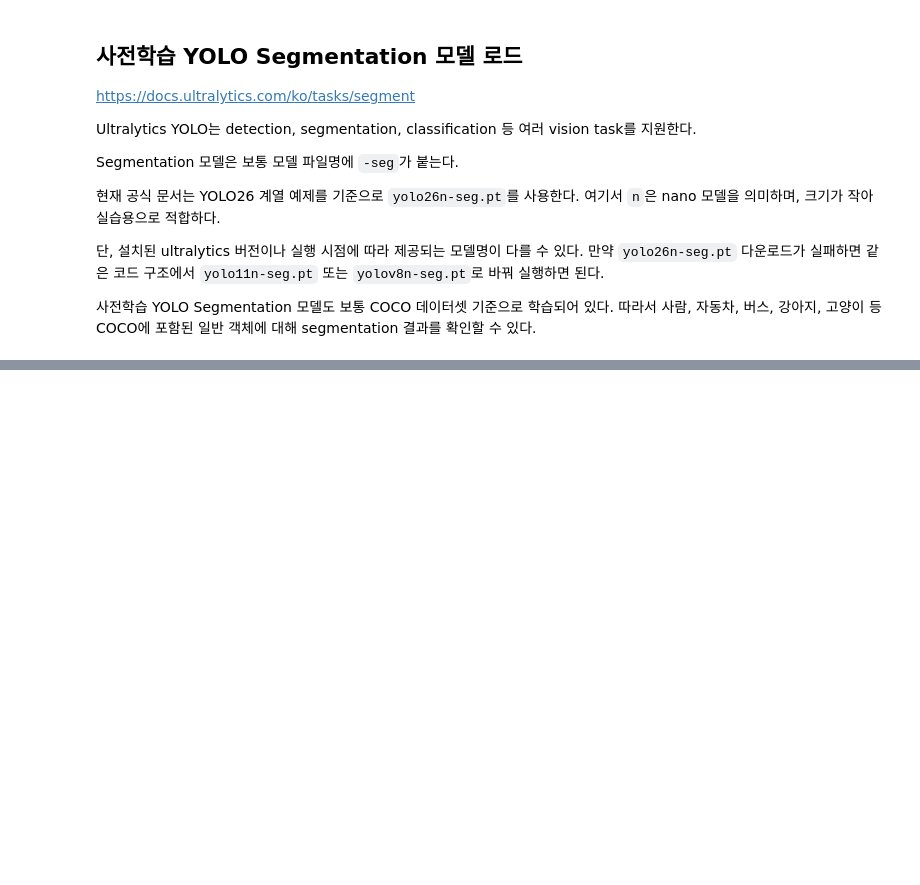
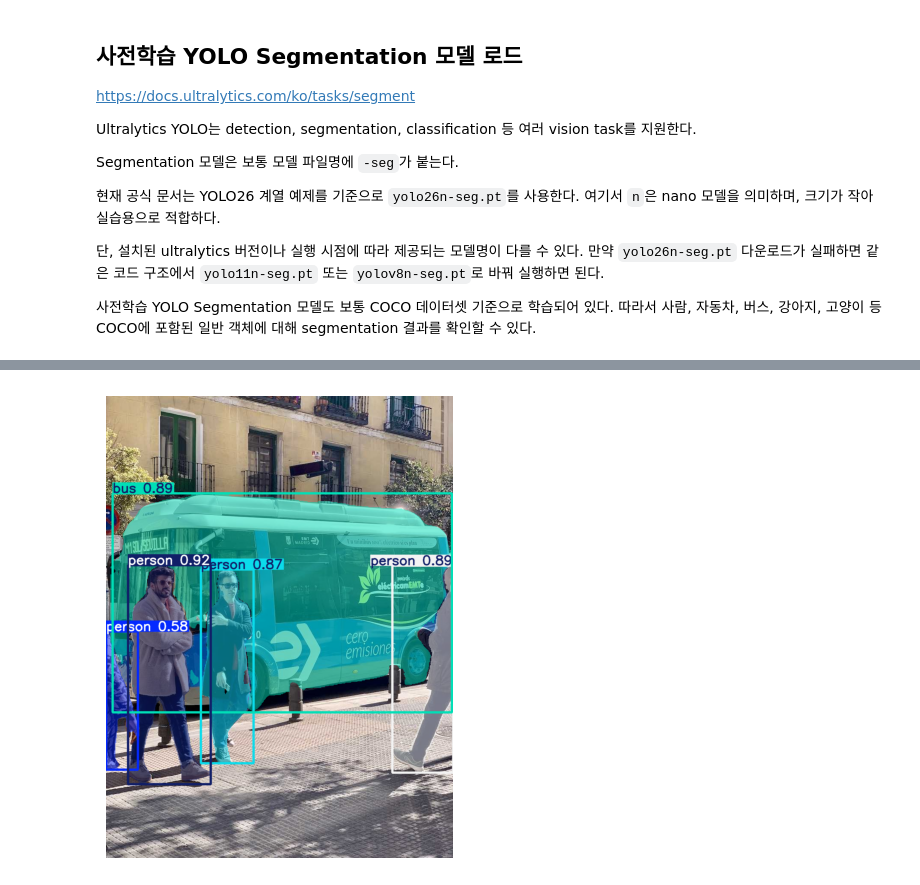
Before and after one commit to j-ai-616/09_deep_learning_multimodal, a Jupyter notebook: 01_cnn/04_yolo_segmentation.ipynb, the cells around one changed output, grey strips where cells are left out. Cells and saved outputs as stored; diff of their text form; code cells hidden in the pictures; blank space fills up the shorter version.

```diff
--- a/01_cnn/04_yolo_segmentation.ipynb
+++ b/01_cnn/04_yolo_segmentation.ipynb
@@ -58,0 +118,11 @@ Segmentation 모델은 보통 모델 파일명에 `-seg`가 붙는다.
+# %%
+segmented_image = result.plot(color_mode='instance')
+
+segmented_image_rgb = cv2.cvtColor(segmented_image, cv2.COLOR_BGR2RGB)
+
+plt.figure(figsize=(10, 6))
+plt.imshow(segmented_image_rgb)
+plt.axis('off')
+plt.show()
+# %% [output]
+[figure, added]
```
Also changed, not shown: parts of 9 cells of this notebook, 8 other files.
